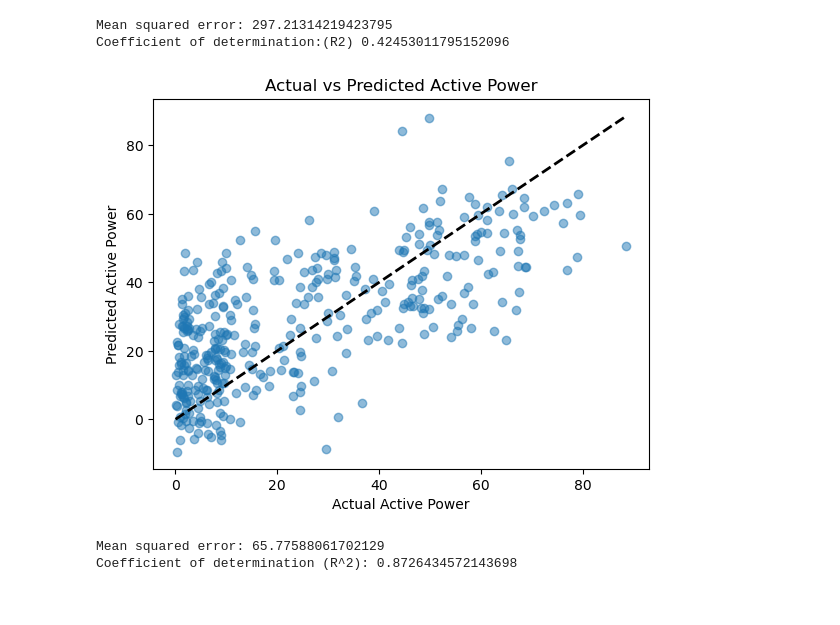
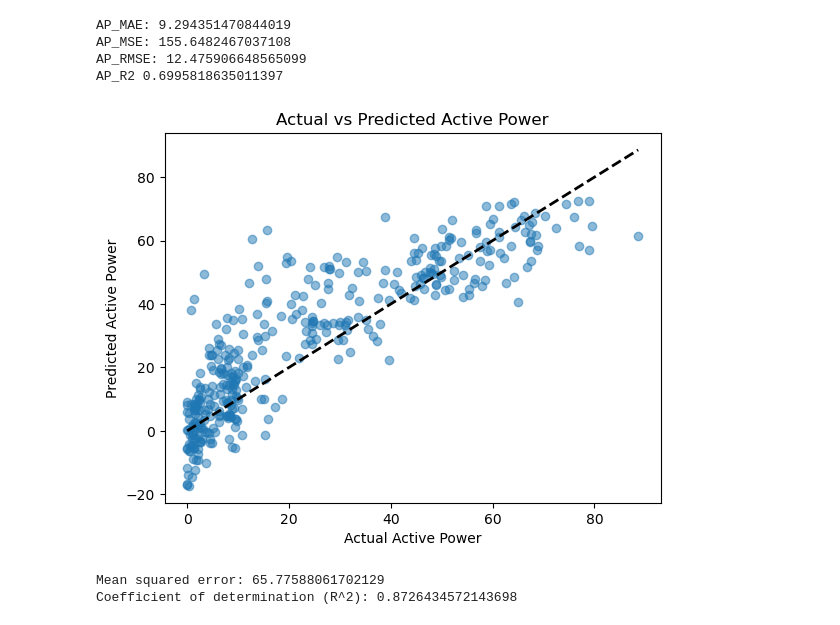
Before and after one commit to UGama/ChenTai_Power_Station, a Jupyter notebook: models.ipynb, the cells around one changed output. Cells and saved outputs as stored; diff of their text form; code cells hidden in the pictures.

```diff
--- a/models.ipynb
+++ b/models.ipynb
@@ -3,7 +3,7 @@ import matplotlib.pyplot as plt
 import numpy as np
 import pandas as pd
 # %%
-df=pd.read_csv("./df.csv")
-df.drop('Unnamed: 0',axis=1,inplace=True)
+df=pd.read_csv("./df_merged.csv")
+df.drop('Unnamed: 0', axis=1, inplace=True)
 df
 # %% [output]
@@ -23,4 +22,0 @@ df
-# %%
-df['date_time'] = pd.to_datetime(df['date_time'])
-df = df[~df['date_time'].dt.hour.isin([2, 5, 20, 23])]
-df
@@ -60,49 +23,52 @@ df
 # %%
 from sklearn.model_selection import train_test_split
 from sklearn.linear_model import LinearRegression
-from sklearn.metrics import mean_squared_error, r2_score
+from sklearn.metrics import mean_squared_error, r2_score, mean_absolute_error
 
 # Split the data based on 'device_id'
 train_df = df[df['device_id'].isin([6, 7, 8, 9])]  # Data from the first four devices
 test_df = df[df['device_id'] == 10]  # Data from the last device
 
 # Define your features and target variable
-features = ['T', 'Po', 'U', 'Ff', 'Td', 'RRR', 'DDN']
+features = ['T', 'U', 'Ff',	'RRR', 'DD_WE', 'DD_NS', 'POA', 'Po(p)']
 X_train = train_df[features]
-y_train = train_df['active_power']
+y_train_ap = train_df['active_power']
 X_test = test_df[features]
-y_test = test_df['active_power']
+y_test_ap = test_df['active_power']
 
 # Handling missing values if there are any, you can replace with mean or another strategy
 X_train = X_train.fillna(X_train.mean())
 X_test = X_test.fillna(X_test.mean())
-y_train = y_train.fillna(y_train.mean())
-y_test = y_test.fillna(y_test.mean())
+y_train_ap = y_train_ap.fillna(y_train_ap.mean())
+y_test_ap = y_test_ap.fillna(y_test_ap.mean())
 
 # Initialize the linear regression model
 model = LinearRegression()
 
 # Train the model
-model.fit(X_train, y_train)
+model.fit(X_train, y_train_ap)
 
 # Make predictions using the testing set
-y_pred = model.predict(X_test)
+y_pred_ap = model.predict(X_test)
 
-# The mean squared error
-print('Mean squared error:', mean_squared_error(y_test, y_pred))
-# The coefficient of determination: 1 is perfect prediction
-print('Coefficient of determination:(R2)', r2_score(y_test, y_pred))
+print('AP_MAE:', mean_absolute_error(y_test_ap, y_pred_ap))
+print('AP_MSE:', mean_squared_error(y_test_ap, y_pred_ap))
+print('AP_RMSE:', np.sqrt(mean_squared_error(y_test_ap, y_pred_ap)))
+print('AP_R2', r2_score(y_test_ap, y_pred_ap))
 
-plt.scatter(y_test, y_pred, alpha=0.5)
+
+plt.scatter(y_test_ap, y_pred_ap, alpha=0.5)
 plt.xlabel('Actual Active Power')
 plt.ylabel('Predicted Active Power')
 plt.title('Actual vs Predicted Active Power')
-plt.plot([y_test.min(), y_test.max()], [y_test.min(), y_test.max()], 'k--', lw=2)
+plt.plot([y_test_ap.min(), y_test_ap.max()], [y_test_ap.min(), y_test_ap.max()], 'k--', lw=2)
 plt.show()
 # %% [output]
-Mean squared error: 297.21314219423795
-Coefficient of determination:(R2) 0.42453011795152096
+AP_MAE: 9.294351470844019
+AP_MSE: 155.6482467037108
+AP_RMSE: 12.475906648565099
+AP_R2 0.6995818635011397
-[figure, old version]
+[figure, new version]
 # %%
 from sklearn.neighbors import KNeighborsRegressor
 from sklearn.metrics import mean_squared_error, r2_score
```
Also changed, not shown: parts of 4 cells of this notebook, 12 other files.
